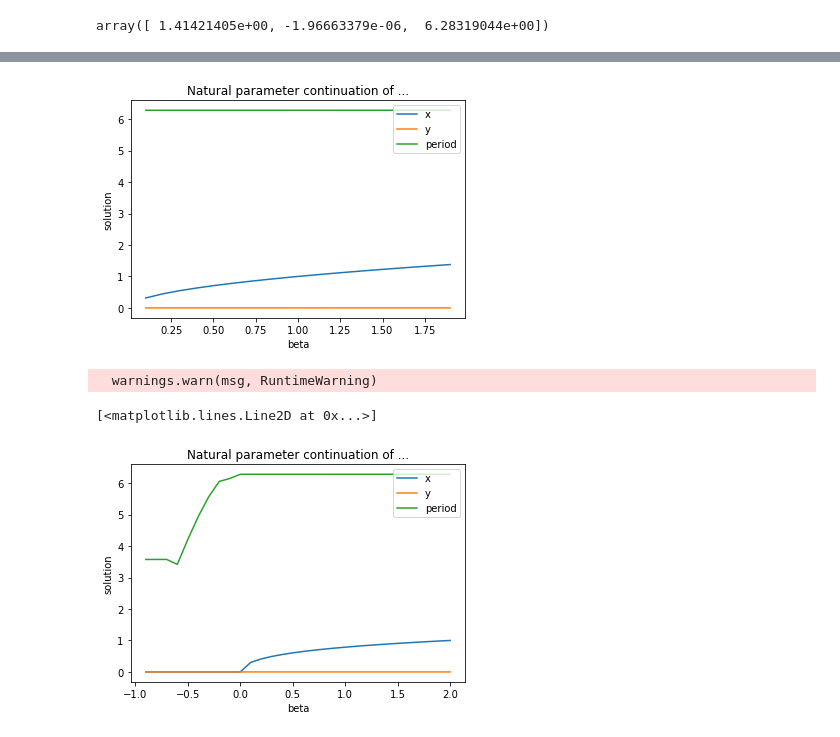
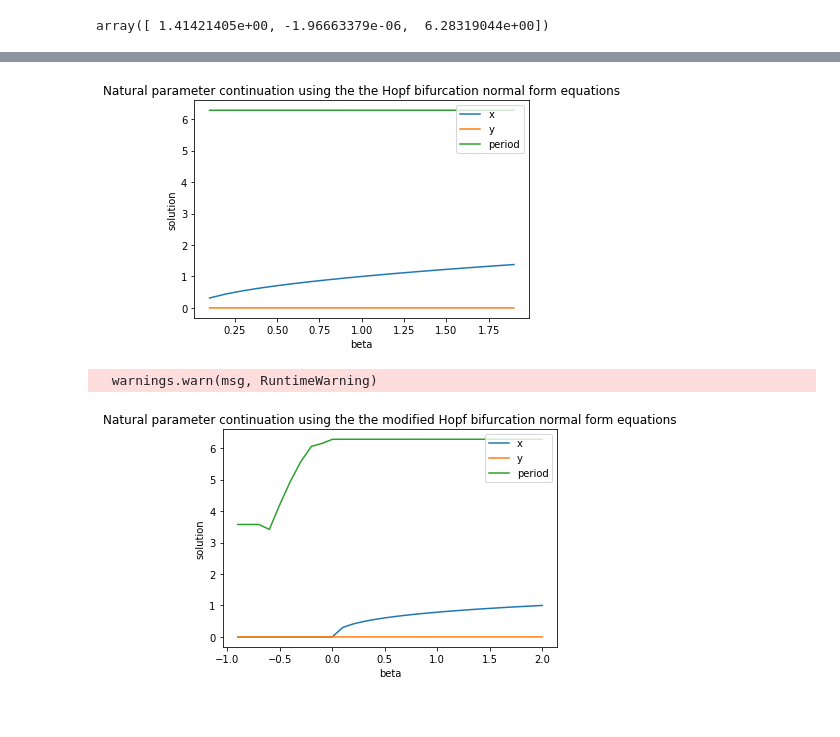
Before and after one commit to TheaRoseBarnes/emat30008, a Jupyter notebook: NumericalContinuation.ipynb, the cells around one changed output, grey strips where cells are left out. Cells and saved outputs as stored; diff of their text form; code cells hidden in the pictures.

Commit message:
updating shooting method for sll files

```diff
--- a/NumericalContinuation.ipynb
+++ b/NumericalContinuation.ipynb
@@ -15,10 +15,13 @@ import import_ipynb
 # The Hopf bifurcation equations
 def Hopf(t,z,b,s):
     u1, u2 = z[0], z[1]
-    return np.array([b*u1 - u2 + s*u1*(u1**2 + u2**2), u1 + b*u2 + s*u2*(u1**2 +u2**2)])
+    return [b*u1 - u2 + s*u1*(u1**2 + u2**2), u1 + b*u2 + s*u2*(u1**2 +u2**2)]
 # %%
 # The modified Hopf bifurcation equations
 def mod_Hopf(t,z,b,s):
     u1, u2 = z[0], z[1]
     return [b*u1 - u2 + s*u1*(u1**2 + u2**2) - u1*(u1**2 + u2**2)**2, u1 + b*u2 + s*u2*(u1**2 +u2**2) - u2*(u1**2 + u2**2)**2]
+# %%
+def phase_condition_func(func, u, T, args):
+    return func(T,u,*args)[0]
 # %%
@@ -34,7 +63,7 @@ def shooting(u0, fun, args):
 #find the roots of the system of 2 ODE's with an initial guess
 from scipy.optimize import fsolve
 s=-1
-root = fsolve(shooting,[1,0,6.2],args = (Hopf, (2,s)))
+root = fsolve(shooting,[1,0,6.2],args = (Hopf,phase_condition_func, (2,s)))
 root
 # %% [output]
 array([ 1.41421405e+00, -1.96663379e-06,  6.28319044e+00])
@@ -109,5 +133,5 @@ Numerical_Continuation_x(1, cubic, -2, 2, 0.1, c)
 # %%
-def Numerical_Continuation(initial_guess, fun, start, end, h):
+def Numerical_Continuation(initial_guess,start, end, h, fun='Hopf'):
     """
     A function that performs natural parameter continution for a system of
     2 ODE's. It increments the parameter beta (b) by a set amount and
@@ -142,34 +166,42 @@ def Numerical_Continuation(initial_guess, fun, start, end, h):
     Returns a graph showing how the solution of the ODE/equations
     changes as the value of beta (b) is incremented from start to end value.
     """
+    if fun == Hopf:
+        title = 'the Hopf bifurcation normal form'
+    elif fun == mod_Hopf:
+        title = 'the modified Hopf bifurcation normal form'
+    else:
+        raise ValueError("Invalid function. Please specify 'Hopf' or 'mod_Hopf'")
+
+
 
     x = []
     y = []
     period = []
     for b in np.arange(start,end,h):
-        root = fsolve(shooting,initial_guess,args = (fun, (b,s)))
+        root = fsolve(shooting,initial_guess,args = (fun, phase_condition_func, (b,s)))
         initial_guess = root
         x.append(root[0])
         y.append(root[1])
         period.append(root[2])
+
     plt.xlabel('beta')
     plt.ylabel('solution')
-    plt.title('Natural parameter continuation of ...')
+    plt.title(f'Natural parameter continuation using the {title} equations')
     plot = plt.plot(np.arange(start,end,h), x)
     plot = plt.plot(np.arange(start,end,h), y)
     plot = plt.plot(np.arange(start,end,h), period)
     plt.legend(['x','y','period'], loc = "upper right")
     return
 # %%
-Numerical_Continuation([1,0,6.2],Hopf,0.1,2,0.1)
+Numerical_Continuation([1,0,6.2],0.1,2,0.1, Hopf)
 # %% [output]
-[figure, old version]
+[figure, new version]
 # %%
-Numerical_Continuation([1,0,6.2],mod_Hopf,2,-1,-0.1)
+Numerical_Continuation([1,0,6.2],2,-1,-0.1,mod_Hopf)
 # %% [output]
   warnings.warn(msg, RuntimeWarning)
-[<matplotlib.lines.Line2D at 0x...>]
-[figure, old version]
+[figure, new version]
 # %%
 #Numerical continuation for Hopf bifurcation equations
 #increments the a parameter by a set amount and attempts to find the solution
```
Also changed, not shown: parts of 4 cells of this notebook, 3 other files.
